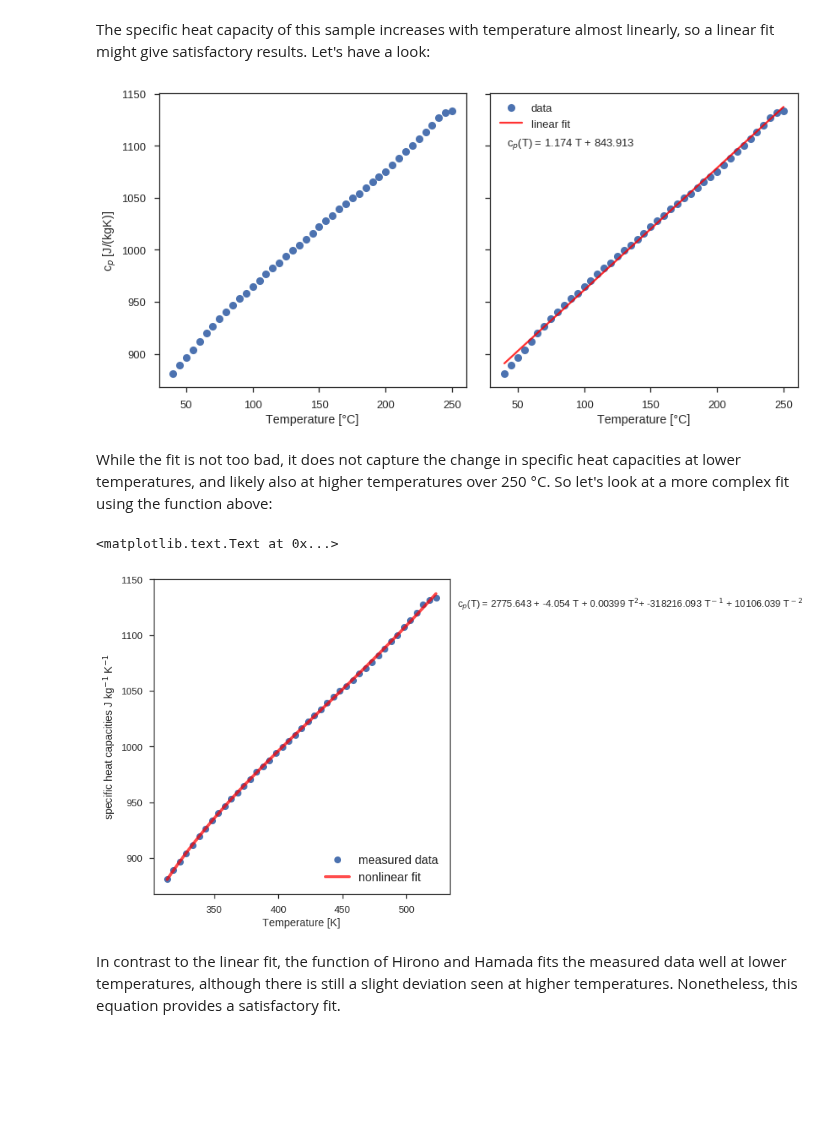
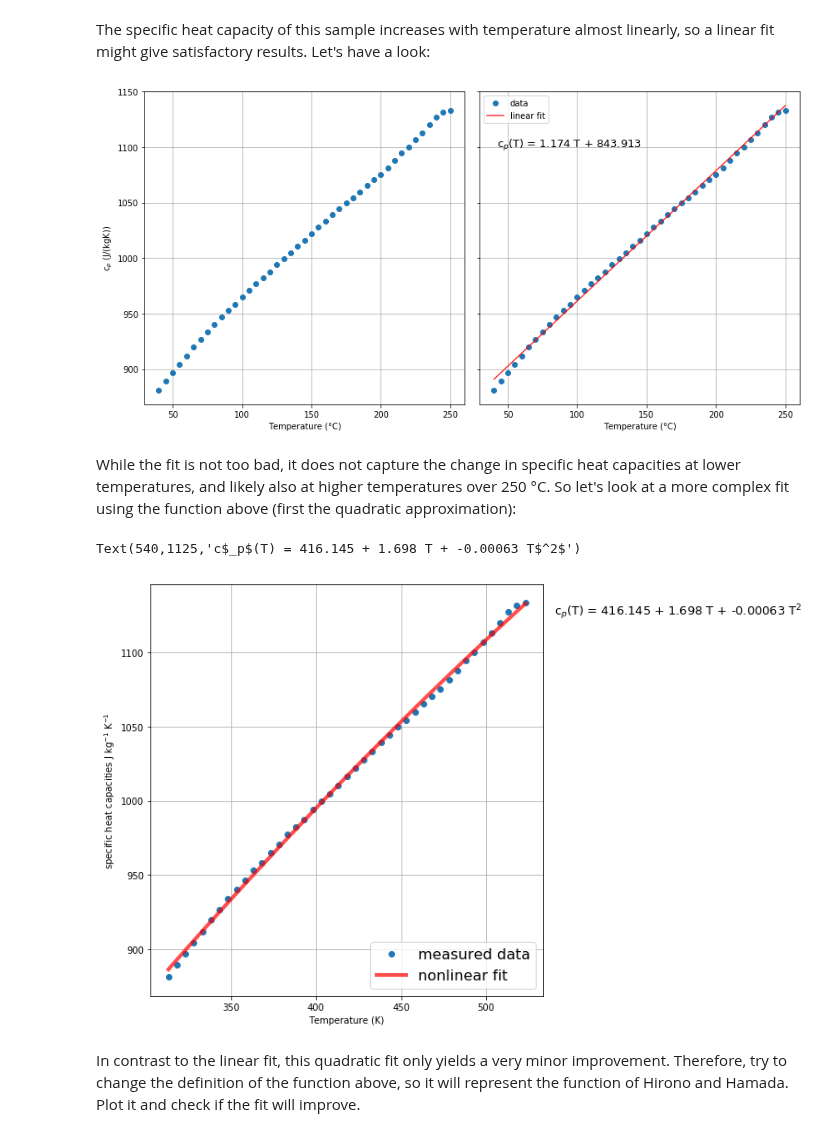
Before and after one commit to Japhiolite/geothermics, a Jupyter notebook: 03_heat_capacity.ipynb, the cells around one changed output. Drawn from its saved outputs; the diff is of its cells as text; code cells hidden in the pictures; blank space fills up the shorter version.

```diff
--- a/03_heat_capacity.ipynb
+++ b/03_heat_capacity.ipynb
@@ -33,15 +35,11 @@ Here we will use the formulation of Hirono and Hamada.
 import matplotlib.pyplot as plt
 import numpy as np
 import pandas as p
+from scipy import optimize
 %matplotlib inline
-
-# for plotting stile, we utilize the seaborn library
-import seaborn as sns
-sns.set_context('talk')
-sns.set_style('ticks')
-from scipy import optimize
 # %%
-# define the function
-def fun(x,a,b,c,d,e):
-    return a + b*x + c*x**2 + d/x + e/x**2
+# define the function for fitting the data to the different approaches above.
+def fun(x,a,b,c):
+    return a + b*x + c*x**2
+#+ d/x + e/x**2
 # %% [markdown]
@@ -62,9 +60,9 @@ The specific heat capacity of this sample increases with temperature almost line
 # %%
 fig, axs = plt.subplots(1,2,figsize=[12,6], sharey=True)
 axs[0].plot(data['Temp[C]'], data['cp[J/kgK]'], 'o')
-axs[0].set_xlabel('Temperature [°C]')
-axs[0].set_ylabel('c$_p$ [J/(kgK)]')
-
+axs[0].set_xlabel('Temperature (°C)')
+axs[0].set_ylabel('c$_p$ (J/(kgK))')
+axs[0].grid(True)
 # fit a linear equation to the data and calculate a simulated specific heat capacity cp_s
 m, b = np.polyfit(data['Temp[C]'], data['cp[J/kgK]'], 1)
 temp_s = np.linspace(40,250,100)
@@ -72,16 +70,18 @@ cp_s = temp_s*m + b
 
 axs[1].plot(data['Temp[C]'], data['cp[J/kgK]'], 'o', label='data')
 axs[1].plot(temp_s, cp_s, 'r-',alpha=0.8, label='linear fit')
-axs[1].set_xlabel('Temperature [°C]')
+# die Option alpha bestimmt die Transparenz des Fits
+axs[1].set_xlabel('Temperature (°C)')
 axs[1].legend()
 axs[1].text(42, 1100,
         'c$_p$(T) = {0:.3f} T + {1:.3f} '
         .format(*tuple((m,b))),fontsize=13)
 plt.tight_layout()
+axs[1].grid(True)
 # %% [output]
-[figure, old version]
+[figure, new version]
 # %% [markdown]
-While the fit is not too bad, it does not capture the change in specific heat capacities at lower temperatures, and likely also at higher temperatures over 250 °C. So let's look at a more complex fit using the function above:
+While the fit is not too bad, it does not capture the change in specific heat capacities at lower temperatures, and likely also at higher temperatures over 250 °C. So let's look at a more complex fit using the function above (first the quadratic approximation):
 # %%
 Tdat = data['Temp[C]']+273.15 # for the function, we need temperatures in Kelvin
 cpdat = data['cp[J/kgK]']
@@ -90,21 +90,22 @@ cpdat = data['cp[J/kgK]']
 popt, pcov = optimize.curve_fit(fun,Tdat,cpdat)
 
 temp_sK = temp_s+273.15 # regression temperature must be in K for the function
-cpsim = fun(temp_sK,popt[0],popt[1],popt[2],popt[3],popt[4]) # fitted cp
+cpsim = fun(temp_sK,popt[0],popt[1],popt[2]) # fitted cp
 # %%
 fig,ax = plt.subplots(nrows=1,ncols=1,figsize=(7,7))
 ax.plot(Tdat,cpdat,'o', label="measured data") # plot just every nth point
 ax.plot(temp_sK,cpsim,'r-',linewidth=4, alpha=0.7, label="nonlinear fit")
 ax.legend(fontsize=16,loc=4)
-ax.set_xlabel("Temperature [K]")
+ax.set_xlabel("Temperature (K)")
 ax.set_ylabel("specific heat capacities J kg$^{-1}$ K$^{-1}$")
 #m.rcParams.update({'font.size':15})
 plt.tight_layout()
+plt.grid(True)
 ax.text(540, 1125,
-        'c$_p$(T) = {0:.3f} + {1:.3f} T + {2:.5f} T$^2$+ {3:.3f} T$^-$$^1$ + {4:.3f} T$^-$$^2$'
+        'c$_p$(T) = {0:.3f} + {1:.3f} T + {2:.5f} T$^2$'
         .format(*tuple(popt)),fontsize=13)
 # %% [output]
-<matplotlib.text.Text at 0x...>
+Text(540,1125,'c$_p$(T) = 416.145 + 1.698 T + -0.00063 T$^2$')
-[figure, old version]
+[figure, new version]
-# %% [markdown]
-In contrast to the linear fit, the function of Hirono and Hamada fits the measured data well at lower temperatures, although there is still a slight deviation seen at higher temperatures. Nonetheless, this equation provides a satisfactory fit.
+# %% [markdown]
+In contrast to the linear fit, this quadratic fit only yields a very minor improvement. Therefore, try to change the definition of the function above, so it will represent the function of Hirono and Hamada. Plot it and check if the fit will improve.
```
Also changed, not shown: parts of 2 cells of this notebook, 5 other files.
